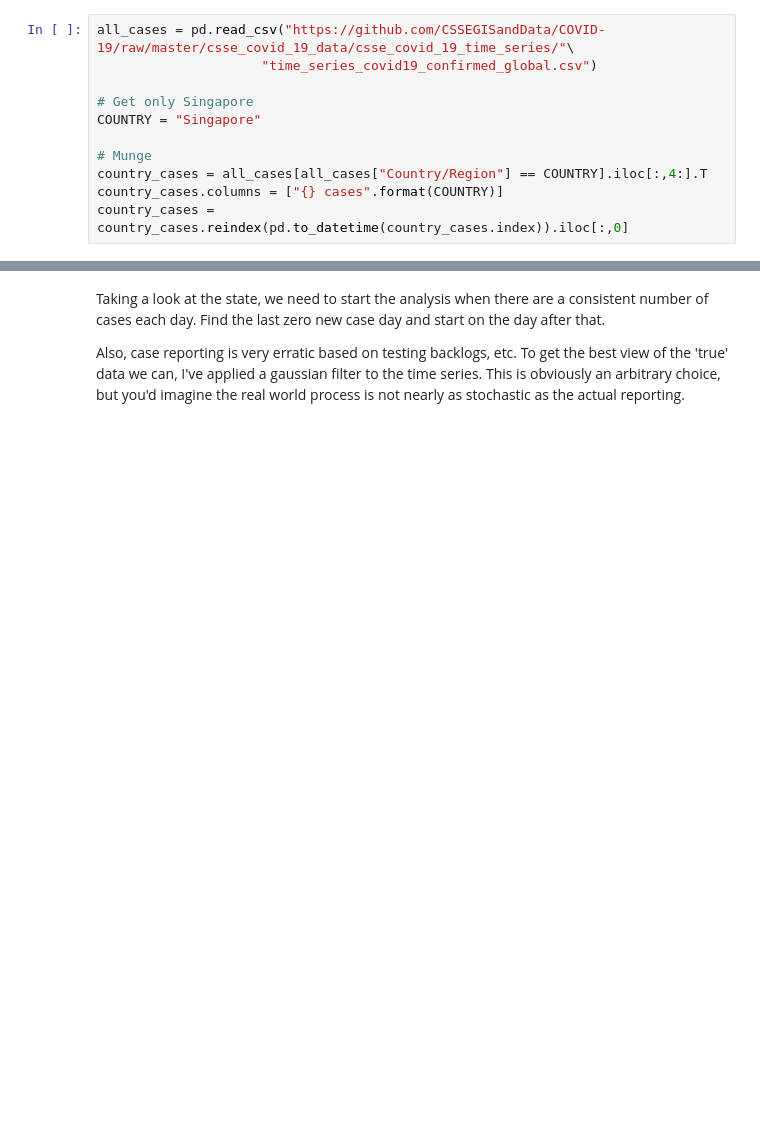
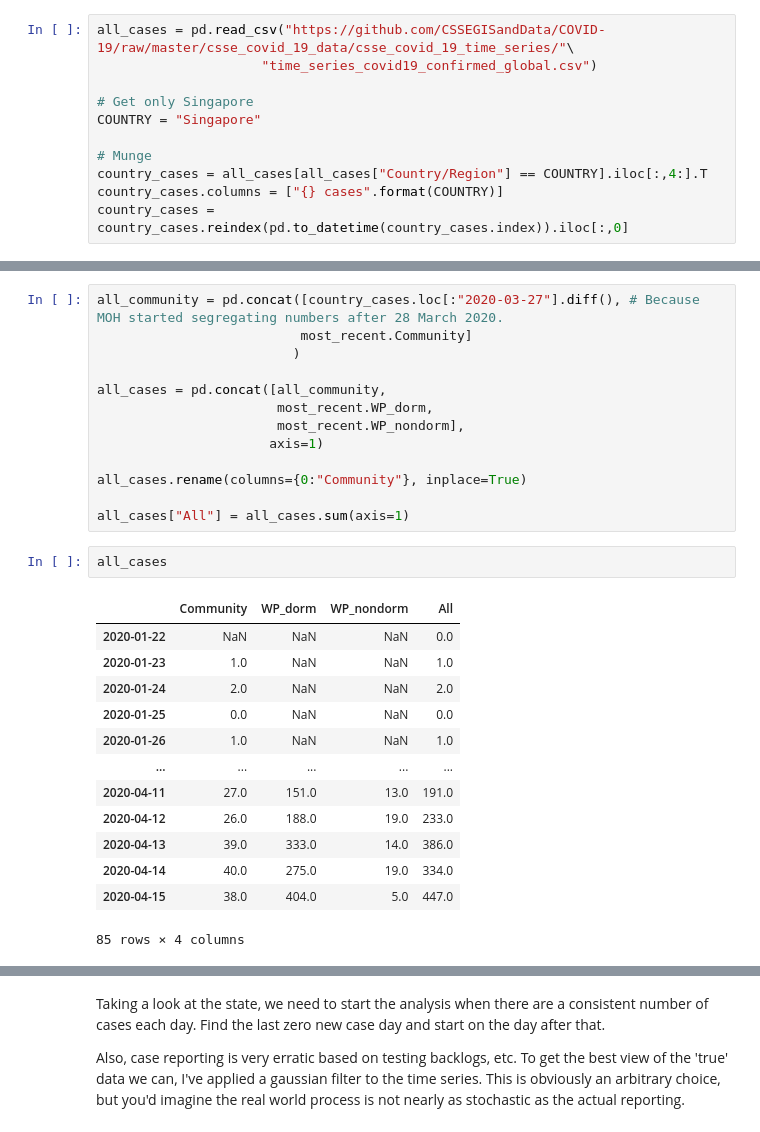
Before and after one commit to sklivvz/covid-19, a Jupyter notebook: Realtime R0-Singapore.ipynb, the cells around one changed output, grey strips where cells are left out. Drawn from its saved outputs; the diff is of its cells as text; blank space fills up the shorter version.

```diff
--- a/Realtime R0-Singapore.ipynb
+++ b/Realtime R0-Singapore.ipynb
@@ -109 +122,30 @@ Name: Singapore cases, Length: 84, dtype: int64
+# %%
+all_community = pd.concat([country_cases.loc[:"2020-03-27"].diff(), # Because MOH started segregating numbers after 28 March 2020.
+                          most_recent.Community]
+                         )
+
+all_cases = pd.concat([all_community,
+                       most_recent.WP_dorm,
+                       most_recent.WP_nondorm],
+                      axis=1)
+
+all_cases.rename(columns={0:"Community"}, inplace=True)
+
+all_cases["All"] = all_cases.sum(axis=1)
+# %%
+all_cases
+# %% [output]
+|  | Community | WP_dorm | WP_nondorm | All |
+| 2020-01-22 | NaN | NaN | NaN | 0.0 |
+| 2020-01-23 | 1.0 | NaN | NaN | 1.0 |
+| 2020-01-24 | 2.0 | NaN | NaN | 2.0 |
+| 2020-01-25 | 0.0 | NaN | NaN | 0.0 |
+| 2020-01-26 | 1.0 | NaN | NaN | 1.0 |
+| ... | ... | ... | ... | ... |
+| 2020-04-11 | 27.0 | 151.0 | 13.0 | 191.0 |
+| 2020-04-12 | 26.0 | 188.0 | 19.0 | 233.0 |
+| 2020-04-13 | 39.0 | 333.0 | 14.0 | 386.0 |
+| 2020-04-14 | 40.0 | 275.0 | 19.0 | 334.0 |
+| 2020-04-15 | 38.0 | 404.0 | 5.0 | 447.0 |
+85 rows × 4 columns
 # %%
```
Also changed, not shown: parts of 13 cells of this notebook.
